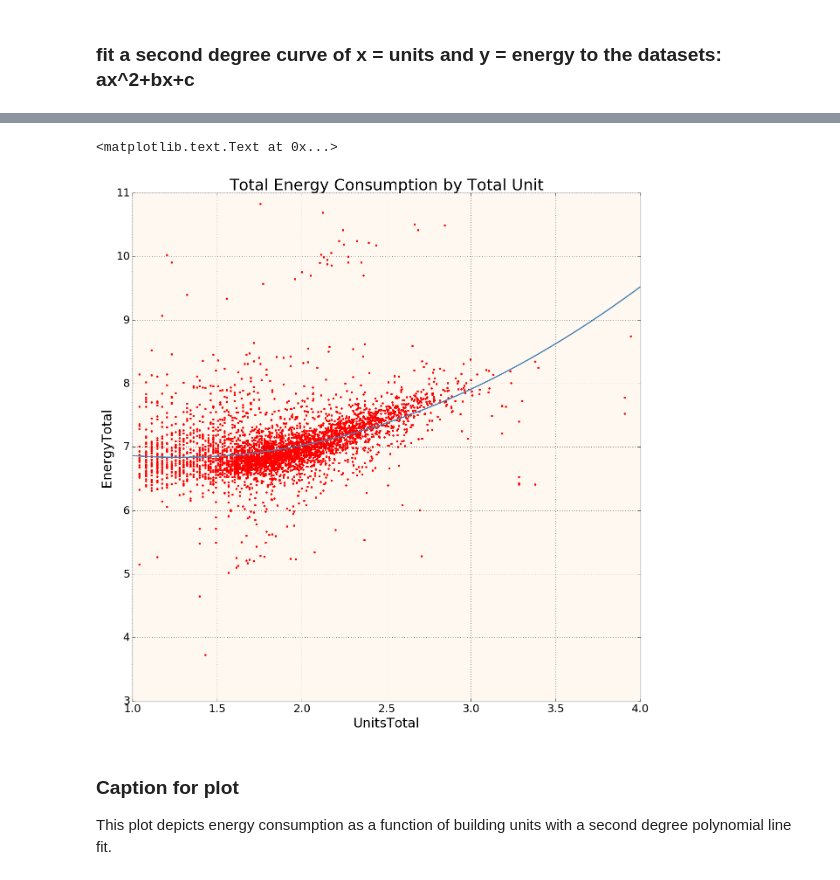
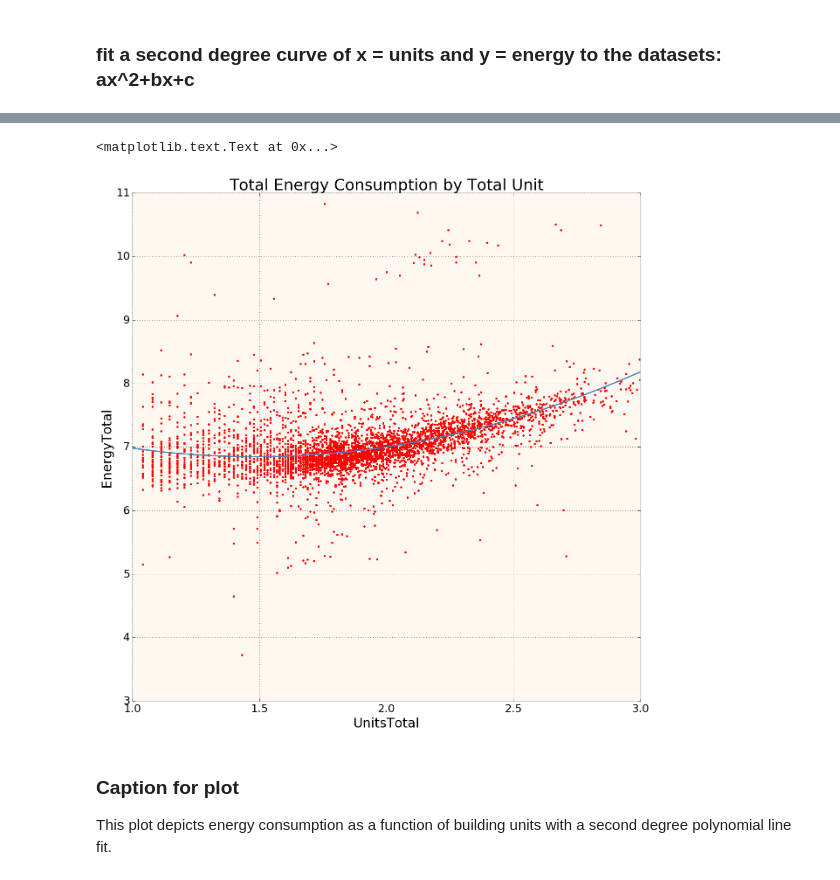
Before and after one commit to kristikorsberg/PUI2016, a Jupyter notebook: HW6_kk3374/HW6_kk3374.ipynb, the cells around one changed output, grey strips where cells are left out. Drawn from its saved outputs; the diff is of its cells as text; code cells hidden in the pictures.

```diff
--- a/HW6_kk3374/HW6_kk3374.ipynb
+++ b/HW6_kk3374/HW6_kk3374.ipynb
@@ -378,19 +325,19 @@ Warnings:
 [1] Standard Errors assume that the covariance matrix of the errors is correctly specified.
 # %%
 #helpful poly fit notes: http://stackoverflow.com/questions/18767523/fitting-data-with-numpy
-xp = np.linspace(1, 4, 100)
-coefs = np.polyfit(eu_obs, eu_results, 2)
+xp = np.linspace(1, 3, 100)
+coefs = np.polyfit(np.log10(merged['UnitsTotal']), np.log10(merged['EnergyTotal']), 2)
 fit = np.poly1d(coefs)
 
 pl.figure(figsize=(15,15))
 pl.plot(np.log10(merged['UnitsTotal']), np.log10(merged['EnergyTotal']), 'r.')
 pl.plot(xp, fit(xp))
 pl.ylabel("EnergyTotal")
 pl.xlabel("UnitsTotal")
 pl.title("Total Energy Consumption by Total Unit")
 # %% [output]
 <matplotlib.text.Text at 0x...>
-[figure, old version]
+[figure, new version]
 # %% [markdown]
 ### Caption for plot
 This plot depicts energy consumption as a function of building units with a second degree polynomial line fit.
```
Also changed, not shown: parts of 19 cells of this notebook.
